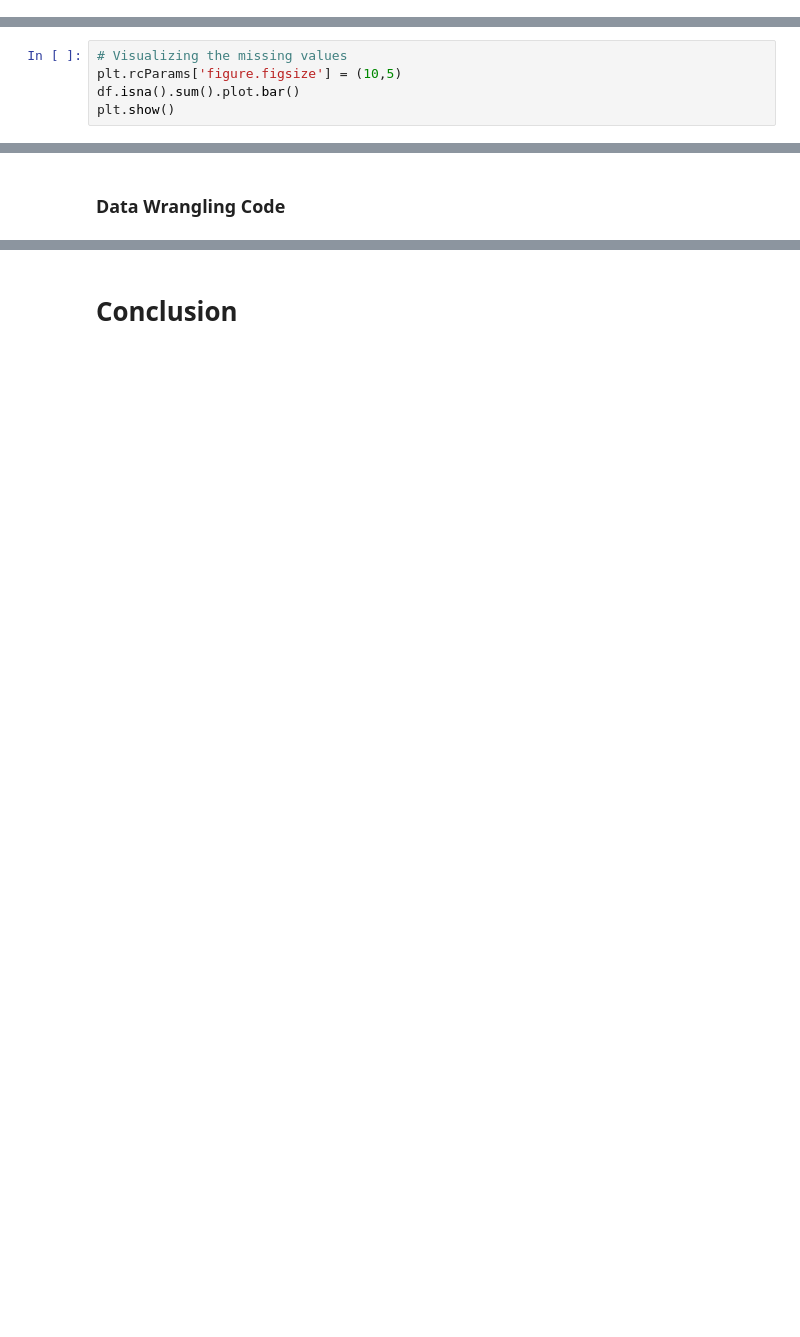
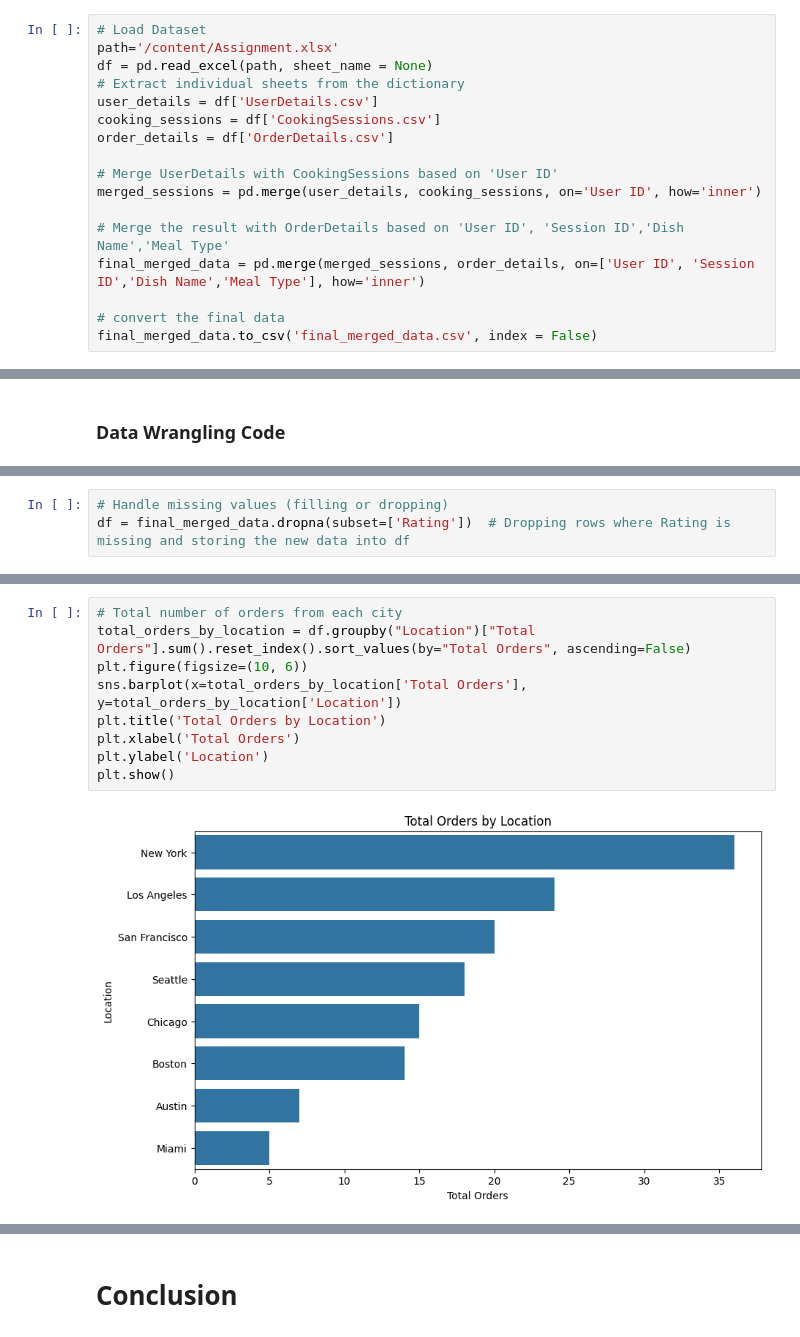
Before and after one commit to Manikanta898/upliance.ai_Assignment, a Jupyter notebook: upliance_ai.ipynb, the cells around one changed output, grey strips where cells are left out. Saved outputs shown, nothing was run; the diff lists cells and outputs as text; blank space fills up the shorter version.

```diff
--- a/upliance_ai.ipynb
+++ b/upliance_ai.ipynb
@@ -64,2 +32,19 @@ df.shape
+# %%
+# Load Dataset
+path='/content/Assignment.xlsx'
+df = pd.read_excel(path, sheet_name = None)
+# Extract individual sheets from the dictionary
+user_details = df['UserDetails.csv']
+cooking_sessions = df['CookingSessions.csv']
+order_details = df['OrderDetails.csv']
+
+# Merge UserDetails with CookingSessions based on 'User ID'
+merged_sessions = pd.merge(user_details, cooking_sessions, on='User ID', how='inner')
+
+# Merge the result with OrderDetails based on 'User ID', 'Session ID','Dish Name','Meal Type'
+final_merged_data = pd.merge(merged_sessions, order_details, on=['User ID', 'Session ID','Dish Name','Meal Type'], how='inner')
+
+# convert the final data
+final_merged_data.to_csv('final_merged_data.csv', index = False)
 # %% [markdown]
 ### Dataset Information
@@ -117,5 +50,0 @@ dtype: int64
-# %%
-# Visualizing the missing values
-plt.rcParams['figure.figsize'] = (10,5)
-df.isna().sum().plot.bar()
-plt.show()
@@ -737,0 +98,3 @@ Helps to identify patterns and potential outliers in the data, providing a compr
+# %%
+# Handle missing values (filling or dropping)
+df = final_merged_data.dropna(subset=['Rating'])  # Dropping rows where Rating is missing and storing the new data into df
@@ -737,0 +116,11 @@ Helps to identify patterns and potential outliers in the data, providing a compr
+# %%
+# Total number of orders from each city
+total_orders_by_location = df.groupby("Location")["Total Orders"].sum().reset_index().sort_values(by="Total Orders", ascending=False)
+plt.figure(figsize=(10, 6))
+sns.barplot(x=total_orders_by_location['Total Orders'], y=total_orders_by_location['Location'])
+plt.title('Total Orders by Location')
+plt.xlabel('Total Orders')
+plt.ylabel('Location')
+plt.show()
+# %% [output]
+[figure, added]
```
Also changed, not shown: parts of 186 cells of this notebook.
